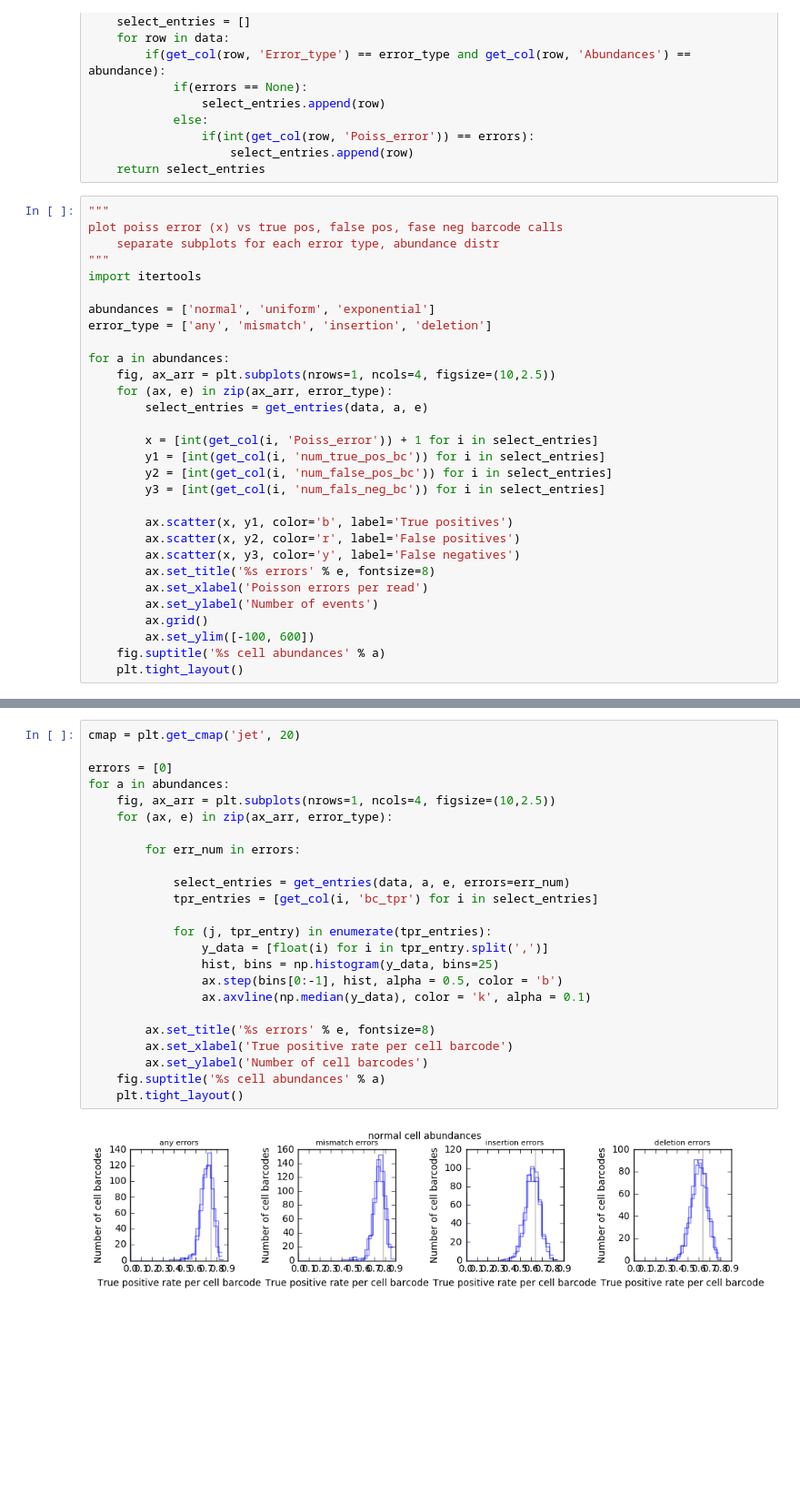
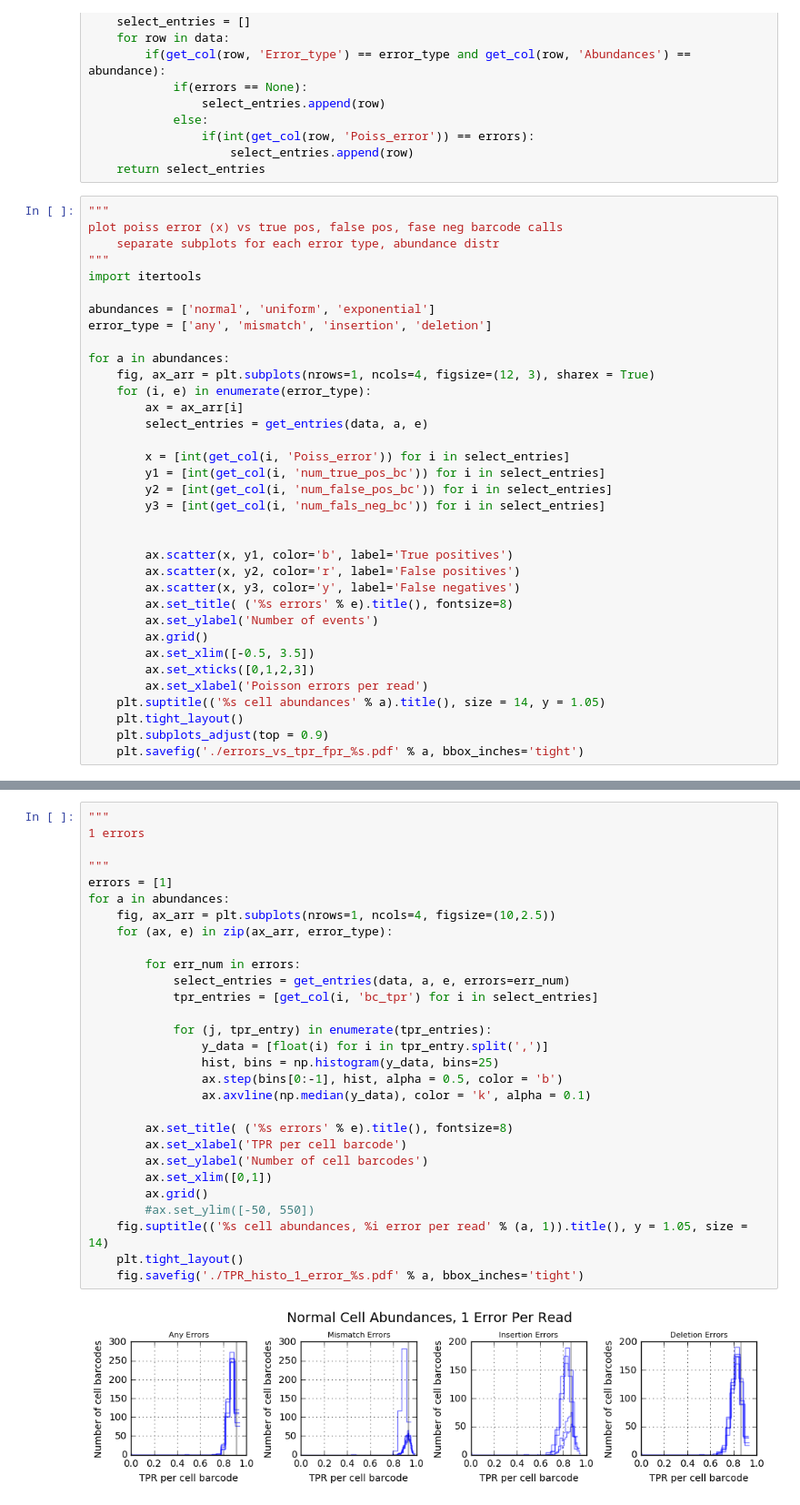
Before and after one commit to pachterlab/sircel, a Jupyter notebook: notebooks/Evaluate_simulations.ipynb, the cells around one changed output, grey strips where cells are left out. Shown: that part at 91% size. Cells and saved outputs as stored; diff of their text form; blank space fills up the shorter version.

```diff
--- a/notebooks/Evaluate_simulations.ipynb
+++ b/notebooks/Evaluate_simulations.ipynb
@@ -49,23 +49,28 @@ abundances = ['normal', 'uniform', 'exponential']
 error_type = ['any', 'mismatch', 'insertion', 'deletion']
 
 for a in abundances:
-    fig, ax_arr = plt.subplots(nrows=1, ncols=4, figsize=(10,2.5))
-    for (ax, e) in zip(ax_arr, error_type):
+    fig, ax_arr = plt.subplots(nrows=1, ncols=4, figsize=(12, 3), sharex = True)
+    for (i, e) in enumerate(error_type):
+        ax = ax_arr[i]
         select_entries = get_entries(data, a, e)
 
-        x = [int(get_col(i, 'Poiss_error')) + 1 for i in select_entries]
+        x = [int(get_col(i, 'Poiss_error')) for i in select_entries]
         y1 = [int(get_col(i, 'num_true_pos_bc')) for i in select_entries]
         y2 = [int(get_col(i, 'num_false_pos_bc')) for i in select_entries]
         y3 = [int(get_col(i, 'num_fals_neg_bc')) for i in select_entries]
 
+
         ax.scatter(x, y1, color='b', label='True positives')
         ax.scatter(x, y2, color='r', label='False positives')
         ax.scatter(x, y3, color='y', label='False negatives')
-        ax.set_title('%s errors' % e, fontsize=8)
-        ax.set_xlabel('Poisson errors per read')
+        ax.set_title( ('%s errors' % e).title(), fontsize=8)
         ax.set_ylabel('Number of events')
         ax.grid()
-        ax.set_ylim([-100, 600])
-    fig.suptitle('%s cell abundances' % a)
+        ax.set_xlim([-0.5, 3.5])
+        ax.set_xticks([0,1,2,3])
+        ax.set_xlabel('Poisson errors per read')
+    plt.suptitle(('%s cell abundances' % a).title(), size = 14, y = 1.05)
     plt.tight_layout()
+    plt.subplots_adjust(top = 0.9)
+    plt.savefig('./errors_vs_tpr_fpr_%s.pdf' % a, bbox_inches='tight')
 # %% [output]
@@ -83,26 +90,31 @@ LABELS
 # %%
-cmap = plt.get_cmap('jet', 20)
+"""
+1 errors
 
-errors = [0]
+"""
+errors = [1]
 for a in abundances:
     fig, ax_arr = plt.subplots(nrows=1, ncols=4, figsize=(10,2.5))
     for (ax, e) in zip(ax_arr, error_type):
 
         for err_num in errors:
-
             select_entries = get_entries(data, a, e, errors=err_num)
             tpr_entries = [get_col(i, 'bc_tpr') for i in select_entries]
 
             for (j, tpr_entry) in enumerate(tpr_entries):
                 y_data = [float(i) for i in tpr_entry.split(',')]
                 hist, bins = np.histogram(y_data, bins=25)
                 ax.step(bins[0:-1], hist, alpha = 0.5, color = 'b')
                 ax.axvline(np.median(y_data), color = 'k', alpha = 0.1)
 
-        ax.set_title('%s errors' % e, fontsize=8)
-        ax.set_xlabel('True positive rate per cell barcode')
+        ax.set_title( ('%s errors' % e).title(), fontsize=8)
+        ax.set_xlabel('TPR per cell barcode')
         ax.set_ylabel('Number of cell barcodes')
-    fig.suptitle('%s cell abundances' % a)
+        ax.set_xlim([0,1])
+        ax.grid()
+        #ax.set_ylim([-50, 550])
+    fig.suptitle(('%s cell abundances, %i error per read' % (a, 1)).title(), y = 1.05, size = 14)
     plt.tight_layout()
+    fig.savefig('./TPR_histo_1_error_%s.pdf' % a, bbox_inches='tight')
 # %% [output]
-[figure, old version]
+[figure, new version]
```
Also changed, not shown: parts of 5 cells of this notebook.
